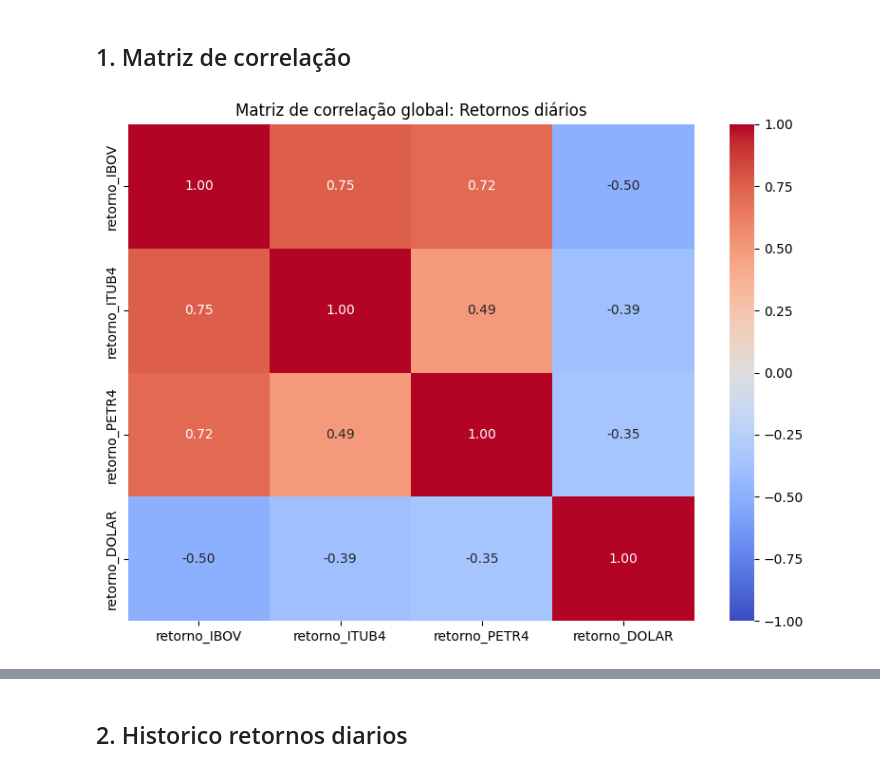
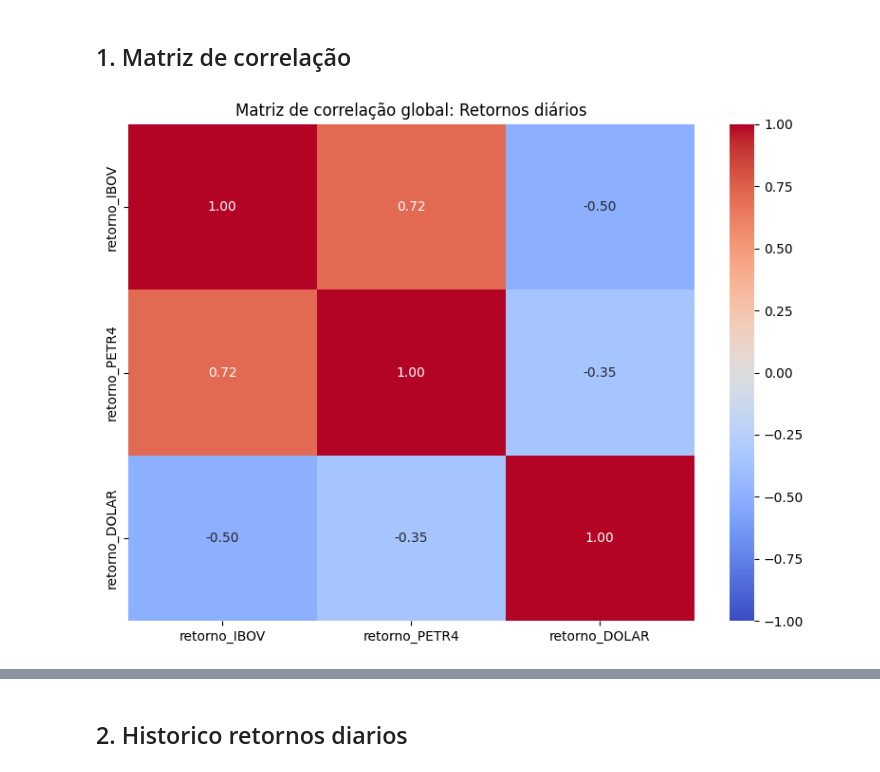
Before and after one commit to lumpleme/ML-previsoes-B3, a Jupyter notebook: analise_multivar.ipynb, the cells around one changed output, grey strips where cells are left out. Cells and saved outputs as stored; diff of their text form; code cells hidden in the pictures.

```diff
--- a/analise_multivar.ipynb
+++ b/analise_multivar.ipynb
@@ -9,27 +9,29 @@ from plotly.subplots import make_subplots
 # %% [markdown]
 ## 1. Matriz de correlação
 # %%
-df_ibov = pd.read_csv('dados/ibov_multivar.csv')
-df_itub = pd.read_csv('dados/itub4_multivar.csv')
-df_petr = pd.read_csv('dados/petr4_multivar.csv')
-df_dolar = pd.read_csv('dados/dolar_multivar.csv')
+df_ibov = pd.read_csv('dados/ibov_multivar.csv', parse_dates=['date'])
+# df_itub = pd.read_csv('dados/itub4_multivar.csv')
+df_petr = pd.read_csv('dados/petr4_multivar.csv', parse_dates=['date'])
+df_dolar = pd.read_csv('dados/dolar_multivar.csv', parse_dates=['date'])
 df_ibov_r = df_ibov[['date', 'return']].rename(columns={'return': 'retorno_IBOV'})
-df_itub_r = df_itub[['date', 'return']].rename(columns={'return': 'retorno_ITUB4'})
+#df_itub_r = df_itub[['date', 'return']].rename(columns={'return': 'retorno_ITUB4'})
 df_petr_r = df_petr[['date', 'return']].rename(columns={'return': 'retorno_PETR4'})
 df_dolar_r = df_dolar[['date', 'return']].rename(columns={'return': 'retorno_DOLAR'})
 
-df_unif = pd.merge(df_ibov_r, df_itub_r, on='date', how='inner')
-df_unif = pd.merge(df_unif, df_petr_r, on='date', how='inner')
+#df_unif = pd.merge(df_ibov_r, df_itub_r, on='date', how='inner')
+#df_unif = pd.merge(df_unif, df_petr_r, on='date', how='inner')
+df_unif = pd.merge(df_ibov_r, df_petr_r, on='date', how='inner')
 df_unif = pd.merge(df_unif, df_dolar_r, on='date', how='inner')
 
 # gerando a matriz de correlação
-cols = ['retorno_IBOV', 'retorno_ITUB4', 'retorno_PETR4', 'retorno_DOLAR']
+#cols = ['retorno_IBOV', 'retorno_ITUB4', 'retorno_PETR4', 'retorno_DOLAR']
+cols = ['retorno_IBOV', 'retorno_PETR4', 'retorno_DOLAR']
 mat_corr = df_unif[cols].corr()
 
 plt.figure(figsize=(8, 6))
 sns.heatmap(mat_corr, annot=True, cmap='coolwarm', fmt=".2f", center=0, vmin=-1, vmax=1)
 plt.title('Matriz de correlação global: Retornos diários')
 plt.tight_layout()
 plt.show()
 # %% [output]
-[figure, old version]
+[figure, new version]
```
Also changed, not shown: parts of 10 cells of this notebook, 4 other files.
